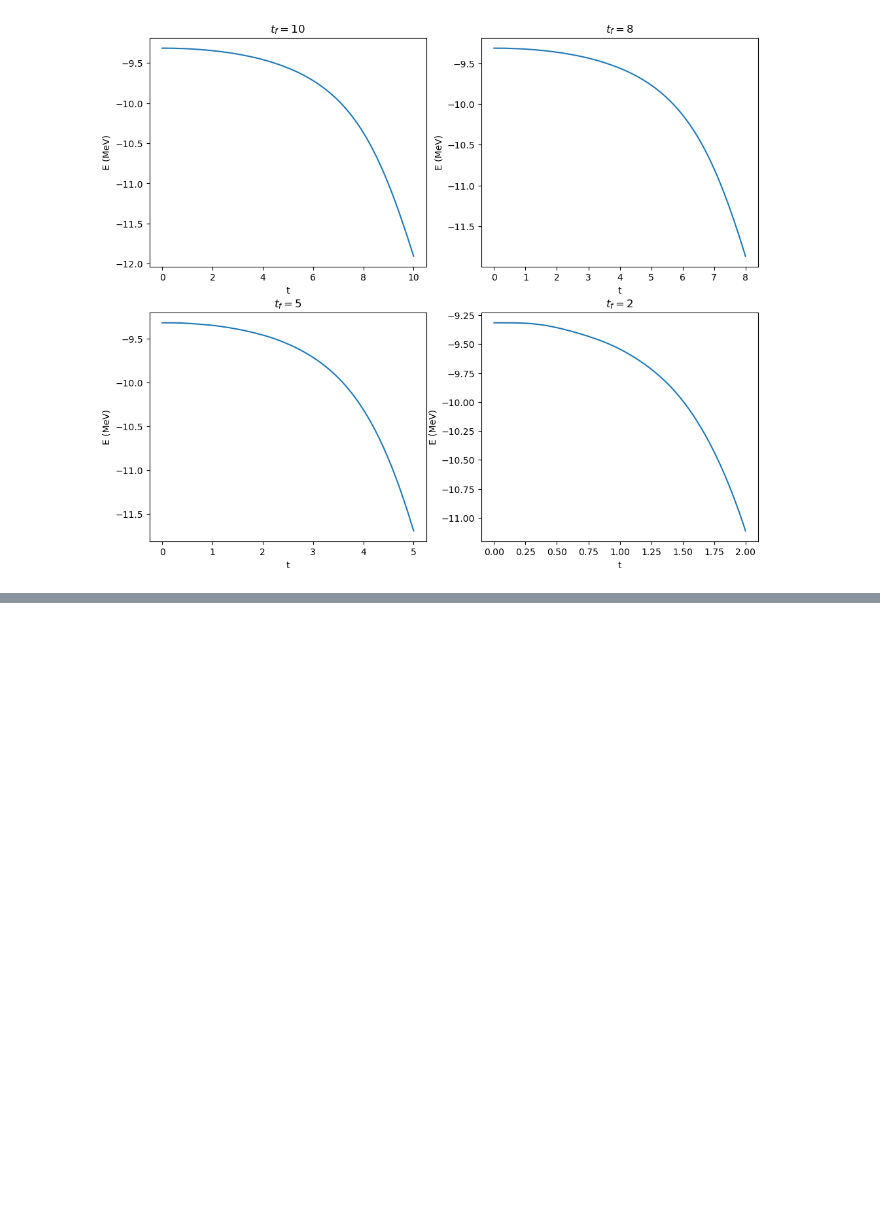
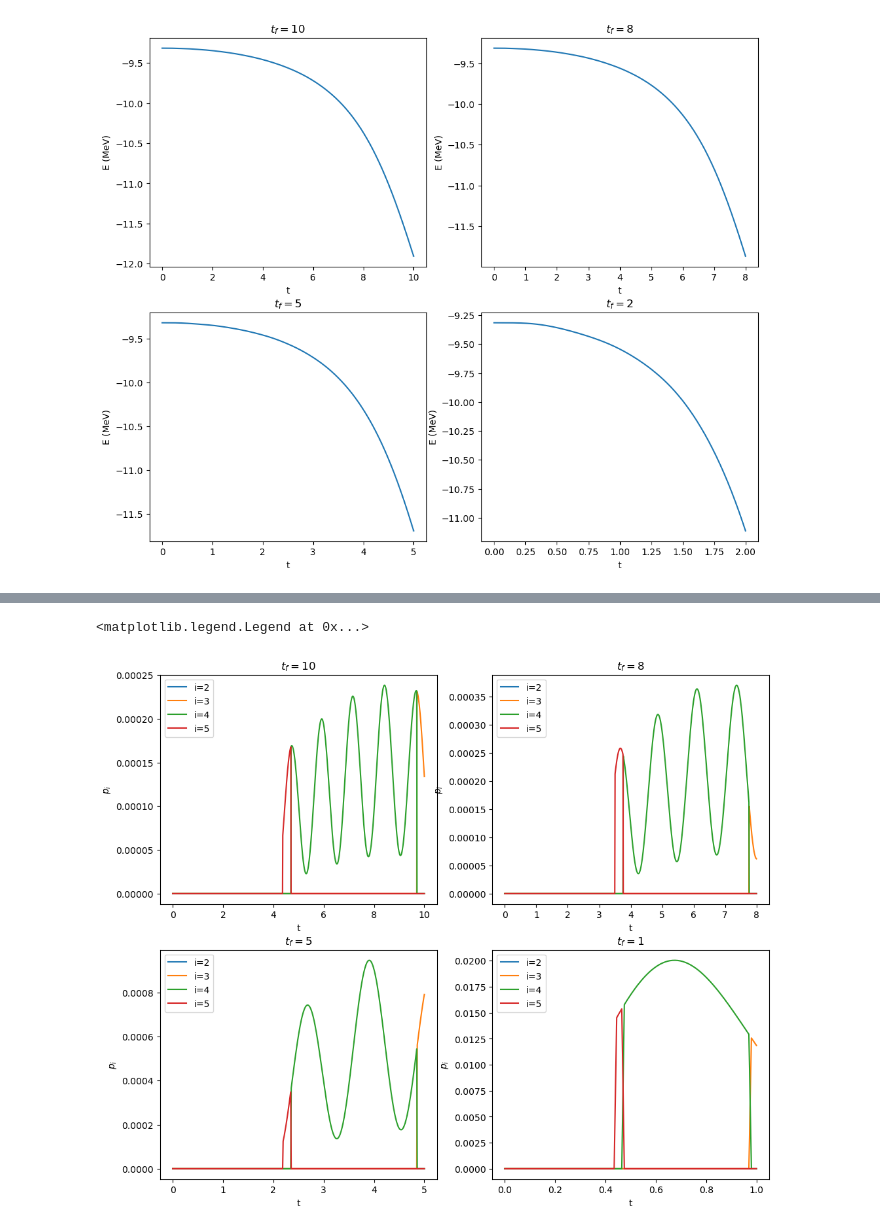
Before and after one commit to albertmolinaa/Quantum-Annealing-TFG, a Jupyter notebook: QuantumAnnealning_Albert.ipynb, the cells around one changed output, grey strips where cells are left out. Saved outputs shown, nothing was run; the diff lists cells and outputs as text; code cells hidden in the pictures; blank space fills up the shorter version.

```diff
--- a/QuantumAnnealning_Albert.ipynb
+++ b/QuantumAnnealning_Albert.ipynb
@@ -1496,0 +1980,41 @@ plt.legend()
+# %%
+plt.figure(figsize=(12, 10))
+plt.subplot(221)
+plt.title('$t_f = 10$')
+plt.plot(time10, prob_22oarr10[:,0], label='i=2')
+plt.plot(time10, prob_22oarr10[:,1], label='i=3')
+plt.plot(time10, prob_22oarr10[:,2], label='i=4')
+plt.plot(time10, prob_22oarr10[:,3], label='i=5')
+plt.xlabel('t')
+plt.ylabel('$p_i$')
+plt.legend()
+plt.subplot(222)
+plt.title('$t_f = 8$')
+plt.plot(time8, prob_22oarr8[:,0], label='i=2')
+plt.plot(time8, prob_22oarr8[:,1], label='i=3')
+plt.plot(time8, prob_22oarr8[:,2], label='i=4')
+plt.plot(time8, prob_22oarr8[:,3], label='i=5')
+plt.xlabel('t')
+plt.ylabel('$p_i$')
+plt.legend()
+plt.subplot(223)
+plt.title('$t_f = 5$')
+plt.plot(time5, prob_22oarr5[:,0], label='i=2')
+plt.plot(time5, prob_22oarr5[:,1], label='i=3')
+plt.plot(time5, prob_22oarr5[:,2], label='i=4')
+plt.plot(time5, prob_22oarr5[:,3], label='i=5')
+plt.xlabel('t')
+plt.ylabel('$p_i$')
+plt.legend()
+plt.subplot(224)
+plt.title('$t_f = 1$')
+plt.plot(time1, prob_22oarr1[:,0], label='i=2')
+plt.plot(time1, prob_22oarr1[:,1], label='i=3')
+plt.plot(time1, prob_22oarr1[:,2], label='i=4')
+plt.plot(time1, prob_22oarr1[:,3], label='i=5')
+plt.xlabel('t')
+plt.ylabel('$p_i$')
+plt.legend()
+# %% [output]
+<matplotlib.legend.Legend at 0x...>
+[figure, added]
```
Also changed, not shown: parts of 37 cells of this notebook.
